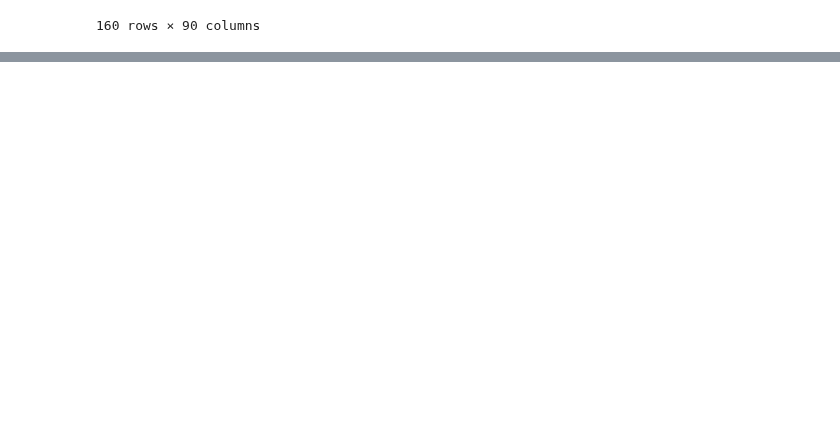
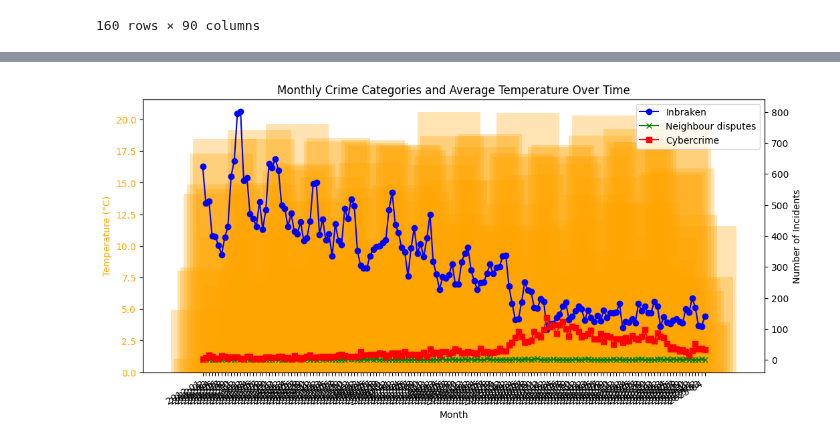
Before and after one commit to tomvanegmond/InfoVis, a Jupyter notebook: _sources/docs/notebook.ipynb, the cells around one changed output, grey strips where cells are left out. Saved outputs shown, nothing was run; the diff lists cells and outputs as text; code cells hidden in the pictures; blank space fills up the shorter version.

```diff
--- a/_sources/docs/notebook.ipynb
+++ b/_sources/docs/notebook.ipynb
@@ -28,0 +199,28 @@ df
+# %%
+fig, ax1 = plt.subplots(figsize=(12,6))
+
+# Temperatuur als semi-transparante balken
+ax1.bar(df['month'], df['TG'], width=20, alpha=0.3, color='orange', label='Average Temperature (°C)')
+ax1.set_ylabel('Temperature (°C)', color='orange')
+ax1.tick_params(axis='y', labelcolor='orange')
+
+# Tweede y-as voor misdaad
+ax2 = ax1.twinx()
+
+ax2.plot(df['month'], df['1.1.1 Diefstal/inbraak woning'], label='Inbraken', color='blue', marker='o')
+ax2.plot(df['month'], df['2.4.1 Burengerucht (relatieproblemen)'], label='Neighbour disputes', color='green', marker='x')
+ax2.plot(df['month'], df['3.7.4 Cybercrime'], label='Cybercrime', color='red', marker='s')
+
+ax2.set_ylabel('Number of Incidents')
+ax2.tick_params(axis='y')
+
+plt.title('Monthly Crime Categories and Average Temperature Over Time')
+ax1.set_xlabel('Month')
+fig.autofmt_xdate()
+
+lines, labels = ax2.get_legend_handles_labels()
+ax2.legend(lines, labels, loc='upper right')
+
+plt.show()
+# %% [output]
+[figure, added]
```
Also changed, not shown: parts of 5 cells of this notebook, 7 other files.
